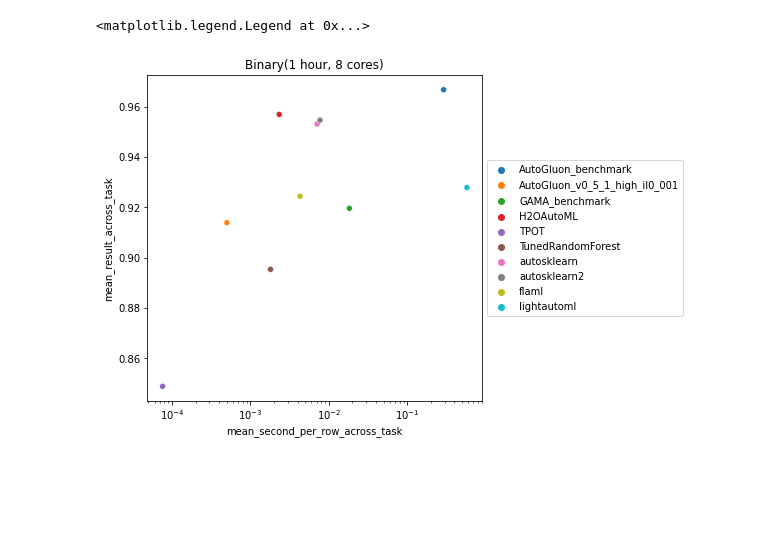
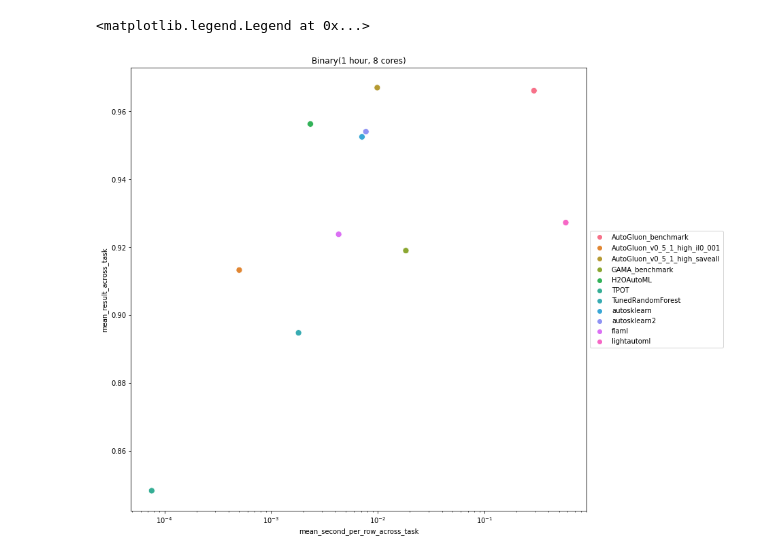
Before and after one commit to lujiaying/automlbenchmark, a Jupyter notebook: ag_cascade_report/generate_report.ipynb, the cells around one changed output. Cells and saved outputs as stored; diff of their text form; code cells hidden in the pictures; blank space fills up the shorter version.

```diff
--- a/ag_cascade_report/generate_report.ipynb
+++ b/ag_cascade_report/generate_report.ipynb
@@ -5,14 +5,22 @@ import matplotlib.pyplot as plt
 import seaborn as sns
 import openml
 # %%
-baseline_ref_result_path = '/home/ec2-user/automlbenchmark/ag_cascade_report/my_raw_results/constantpredictor.benchmark_openml_bench_271-binary.csv'
-baseline_ref_df = pd.read_csv(baseline_ref_result_path)
-
 AMLB_1h8c_result_path = '/home/ec2-user/automlbenchmark/ag_cascade_report/AMLB_raw_results/classification_1h8c.csv'
 AMLB_1h8c_df = pd.read_csv(AMLB_1h8c_result_path)
 
+baseline_ref_binary_result_path = '/home/ec2-user/automlbenchmark/ag_cascade_report/my_raw_results/constantpredictor.benchmark_openml_bench_271-binary.csv'
+baseline_ref_binary_df = pd.read_csv(baseline_ref_binary_result_path)
 ag_il1ms_binary_result_path = '/home/ec2-user/automlbenchmark/ag_cascade_report/my_raw_results/autogluon_v0_5_1_high_il0_001.openml_bench_271-binary.1h8c_gp3.aws.20220726T181413.result.csv'
 ag_il1ms_binary_df = pd.read_csv(ag_il1ms_binary_result_path)
+ag_noil_binary_result_path = '/home/ec2-user/automlbenchmark/ag_cascade_report/my_raw_results/autogluon_v0_5_1_high_saveall.openml_bench_271-binary.1h8c_gp3.aws.20220728T050522.results.csv'
+ag_noil_binary_df = pd.read_csv(ag_noil_binary_result_path)
+
+baseline_ref_multiclass_result_path = '/home/ec2-user/automlbenchmark/ag_cascade_report/my_raw_results/constantpredictor.benchmark_openml_bench_271-multiclass.csv'
+baseline_ref_multiclass_df = pd.read_csv(baseline_ref_multiclass_result_path)
+ag_il1ms_multiclass_result_path = '/home/ec2-user/automlbenchmark/ag_cascade_report/my_raw_results/autogluon_v0_5_1_high_il0_001.openml_bench_271-multiclass.1h8c_gp3.aws.20220727T202139.results.csv'
+ag_il1ms_multiclass_df = pd.read_csv(ag_il1ms_multiclass_result_path)
+ag_noil_multiclass_result_path = '/home/ec2-user/automlbenchmark/ag_cascade_report/my_raw_results/autogluon_v0_5_1_high_saveall.openml_bench_271-multiclass.1h8c_gp3.aws.20220728T071630.results.csv'
+ag_noil_multiclass_df = pd.read_csv(ag_noil_multiclass_result_path)
 
 benchmark_id = 271    # https://www.openml.org/search?type=benchmark&id=271
 benchmark = openml.study.get_suite(benchmark_id)
@@ -76,5 +84,8 @@ def generate_accuracy_vs_speed_report(baseline_ref_df: pd.DataFrame, AMLB_df: pd
     )
     return AMLB_1h8c_binary_per_framework_df
 
-AMLB_1h8c_binary_per_framework_df = generate_accuracy_vs_speed_report(baseline_ref_df, AMLB_1h8c_df, ag_il1ms_binary_df, 'binary')
-AMLB_1h8c_binary_per_framework_df
+outlier_frameworks = ['MLPlanWEKA', 'autoxgboost', 'mljarsupervised_benchmark', 'RandomForest', 'mlr3automl']
+ag_binary_all_df = pd.concat([ag_il1ms_binary_df, ag_noil_binary_df])
+ag_multiclass_all_df = pd.concat([ag_il1ms_multiclass_df, ag_noil_multiclass_df])
+AMLB_1h8c_binary_per_framework_df = generate_accuracy_vs_speed_report(baseline_ref_binary_df, AMLB_1h8c_df, ag_binary_all_df, 'binary')
+AMLB_1h8c_multiclass_per_framework_df = generate_accuracy_vs_speed_report(baseline_ref_multiclass_df, AMLB_1h8c_df, ag_multiclass_all_df, 'multiclass')
@@ -99,12 +113,12 @@ AMLB_1h8c_binary_per_framework_df
 # %%
-df_to_draw = AMLB_1h8c_binary_per_framework_df.drop(['MLPlanWEKA', 'autoxgboost', 'mljarsupervised_benchmark', 'RandomForest', 'mlr3automl']).reset_index()
+df_to_draw = AMLB_1h8c_binary_per_framework_df.drop(outlier_frameworks).reset_index()
 
-fig, ax = plt.subplots(figsize=(6, 6))
+fig, ax = plt.subplots(figsize=(12, 12))
 ax.set_xscale('log')
 ax.set_xticks([1e-4, 1e-3, 1e-2, 1e-1, 1e0])
 ax.set_title('Binary(1 hour, 8 cores)')
-sns.scatterplot(data=df_to_draw, x='mean_second_per_row_across_task', y='mean_result_across_task', hue='framework')
+sns.scatterplot(data=df_to_draw, x='mean_second_per_row_across_task', y='mean_result_across_task', hue='framework', s=82)
 ax.legend(loc='center left', bbox_to_anchor=(1, 0.5))
 # %% [output]
 <matplotlib.legend.Legend at 0x...>
-[figure, old version]
+[figure, new version]
```
Also changed, not shown: parts of 3 cells of this notebook, 3 other files.
